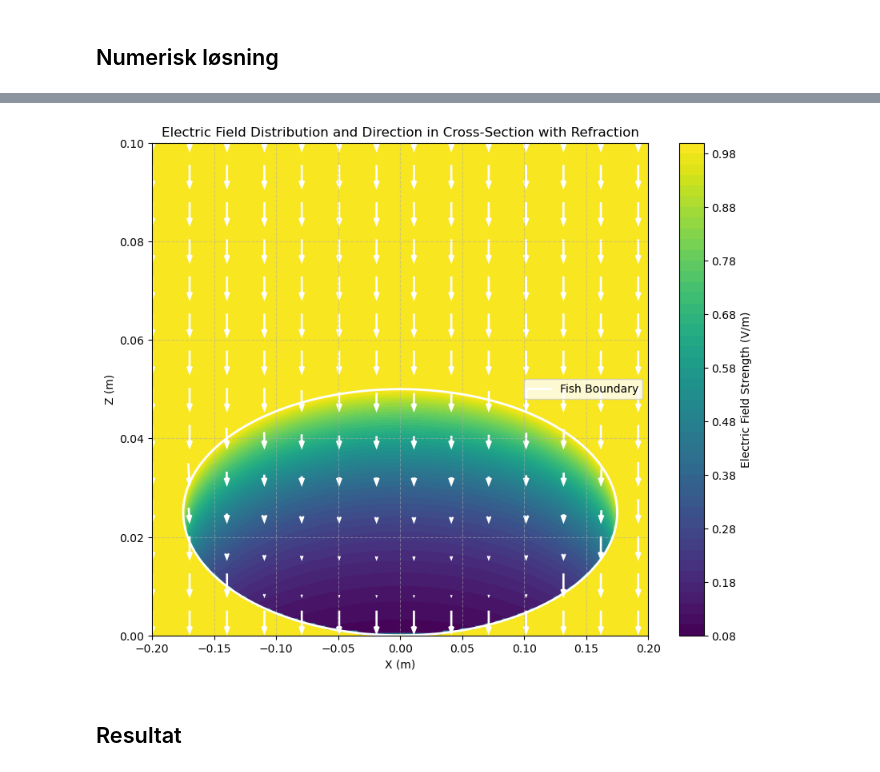
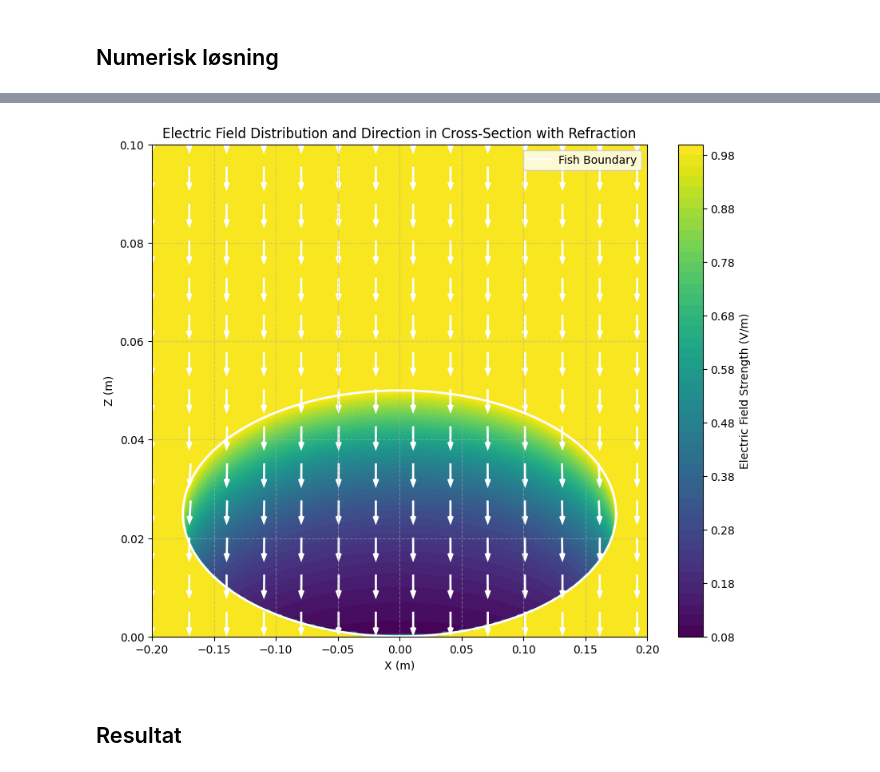
Before and after one commit to VictJoh/ElMag-Computational-Essay, a Jupyter notebook: compessay.ipynb, the cells around one changed output, grey strips where cells are left out. Saved outputs shown, nothing was run; the diff lists cells and outputs as text; code cells hidden in the pictures.

```diff
--- a/compessay.ipynb
+++ b/compessay.ipynb
@@ -190,14 +155,38 @@ n_fish = np.sqrt(epsilon_r * mu_r)
 # %%
-# Plot E-felt for et utsnitt ved y = 0
+import numpy as np
+from scipy import constants
+import matplotlib.pyplot as plt
 
+# Constants
+E0 = 1.0       # Electric field strength at the surface (V/m)
+f = 2.45e9     # Frequency (Hz)
+epsilon_0 = constants.epsilon_0
+epsilon_r = 78 # Dielectric constant for water
+tan_delta = 0.153846 # Loss factor
+c = 3e8        # Speed of light (m/s)
+mu_r = 1.0     # Relative permeability
 
+"""kom tilbake hit"""
+# Refractive indices
+n_air = 1.0
+n_fish = np.sqrt(epsilon_r * mu_r)
+
+# Calculate the attenuation coefficient (alpha)
+alpha = np.sqrt(2) * np.pi * f * np.sqrt(epsilon_r) * tan_delta / c
+
+# Ellipsoid semi-axes (representing the fish dimensions in meters)
+a_ellipsoid = 0.35 / 2
+b_ellipsoid = 0.07 / 2
+c_ellipsoid = 0.05 / 2
+
+# Set up the grid
 num_points = 200
 x = np.linspace(-0.20, 0.20, num_points)
 z = np.linspace(0, 0.10, num_points)
 X, Z = np.meshgrid(x, z)
-Y = 0  # utsnitt ved y = 0
+Y = 0  # Cross-section at y = 0
 
-# grenser for ellipsen / ellipsoiden
+# Calculate the scaled radius for the ellipsoid
 R_ellipsoid = (X/a_ellipsoid)**2 + (Y/b_ellipsoid)**2 + ((Z - c_ellipsoid)/c_ellipsoid)**2
 
 # Determine if points are inside the ellipsoid
@@ -212,6 +201,7 @@ distance_inside = np.maximum(distance_inside, 0)
 # Initialize electric field components
 E_z = E0 * np.ones_like(X)       # Positive field downwards outside the fish
 E_x = np.zeros_like(X)           # Initialize horizontal component
+
 
 # Apply Snell's Law to find transmission angle
 # Calculate components of the normal vector
@@ -233,38 +223,36 @@ E_z[inside_fish] = E_z_inside
 E_x[inside_fish] = E_x_inside
 
 
 magnitude = np.sqrt(E_x**2 + E_z**2)
-Ex_norm = -E_x
-Ez_norm = -E_z   # pek z-vektor nedover
+Ex_norm = E_x / magnitude
+Ez_norm = -E_z / magnitude  # pek z-vektor nedover
 
 # Plotting the electric field strength
 plt.figure(figsize=(10, 8))
 contour = plt.contourf(X, Z, E_z, levels=50, cmap="viridis")
 plt.colorbar(contour, label="Electric Field Strength (V/m)")
 plt.xlabel("X (m)")
 plt.ylabel("Z (m)")
 plt.title("Electric Field Distribution and Direction in Cross-Section with Refraction")
 
 # Plot the ellipsoid boundary
 theta_boundary = np.linspace(0, 2*np.pi, 300)
 x_ellipsoid = a_ellipsoid * np.cos(theta_boundary)
 z_ellipsoid = c_ellipsoid + c_ellipsoid * np.sin(theta_boundary)
 plt.plot(x_ellipsoid, z_ellipsoid, color='white', linewidth=2, label="Fish Boundary")
 
 # Plot electric field direction using quiver
 # To reduce clutter, plot every nth point
 n_quiver = 15
 plt.quiver(X[::n_quiver, ::n_quiver], Z[::n_quiver, ::n_quiver],
            Ex_norm[::n_quiver, ::n_quiver], Ez_norm[::n_quiver, ::n_quiver],
            color='white', pivot='tip', scale=20, headwidth=3, headlength=4)
 
-
-
 plt.legend()
 plt.grid(True, linestyle='--', alpha=0.5)
 plt.show()
 # %% [output]
-[figure, old version]
+[figure, new version]
 # %% [markdown]
 ## Resultat
 # %% [markdown]
```
Also changed, not shown: parts of 11 cells of this notebook.
